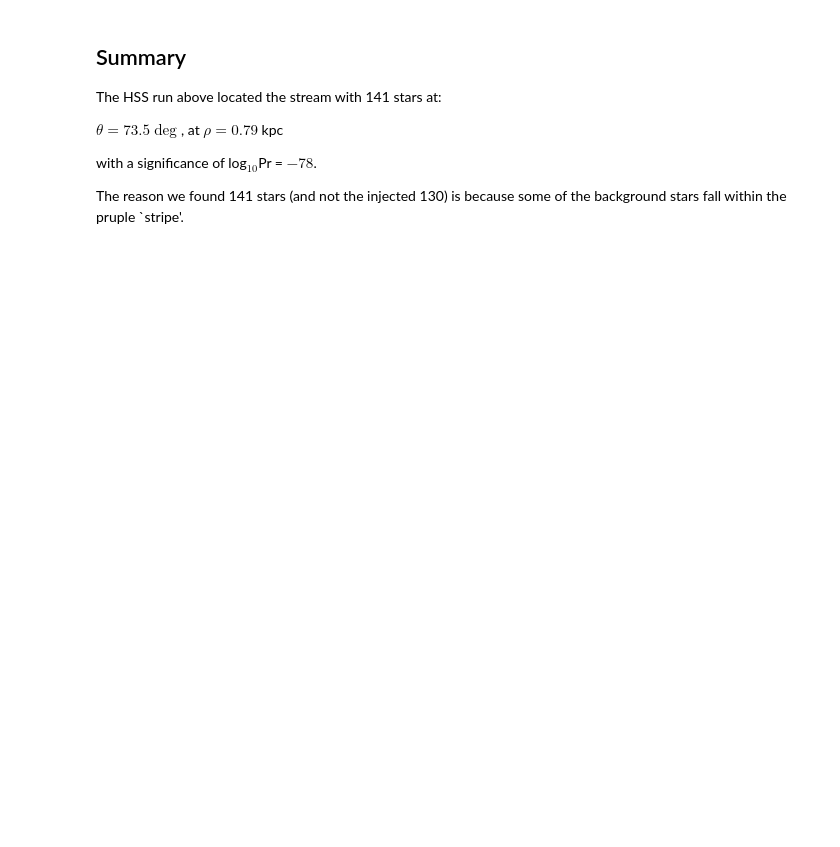
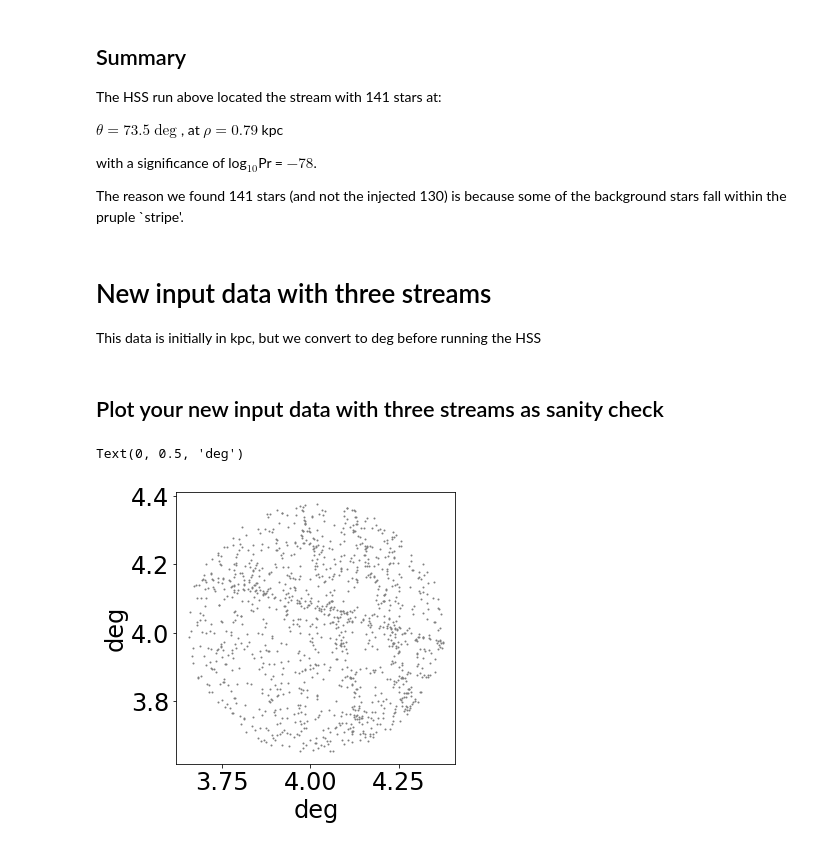
Before and after one commit to sapearson/HSS, a Jupyter notebook: HSS_example.ipynb, the cells around one changed output. Saved outputs shown, nothing was run; the diff lists cells and outputs as text; code cells hidden in the pictures; blank space fills up the shorter version.

Commit message:
added new three stream example

```diff
--- a/HSS_example.ipynb
+++ b/HSS_example.ipynb
@@ -119,3 +128,24 @@ $\theta = 73.5 \deg$, at $\rho = 0.79$ kpc
 with a significance of log$_{10}$Pr = $-78$.
 
 The reason we found 141 stars (and not the injected 130) is because some of the background stars fall within the pruple `stripe'.
+# %% [markdown]
+# New input data with three streams
+
+This data is initially in kpc, but we convert to deg before running the HSS
+# %%
+#import test data (should be circular region)
+
+filename_threestreams = 'three_fakestreams.txt' #your data file name, in kpc in this example
+fakestream = np.genfromtxt(filename_threestreams).T # (n,2) array n is number of stars in region
+# %%
+pos_threestreams = fakestream[:,0]/kpc_conversion, fakestream[:,1]/kpc_conversion # in deg
+# %% [markdown]
+## Plot your new input data with three streams as sanity check
+# %%
+plt.figure(figsize=(5,5))
+plt.scatter(pos_threestreams[0], pos_threestreams[1], s= pointsize, color='grey') #deg
+plt.xlabel(unit)
+plt.ylabel(unit)
+# %% [output]
+Text(0, 0.5, 'deg')
+[figure, added]
```
Also changed, not shown: parts of 9 cells of this notebook, 1 other file.
